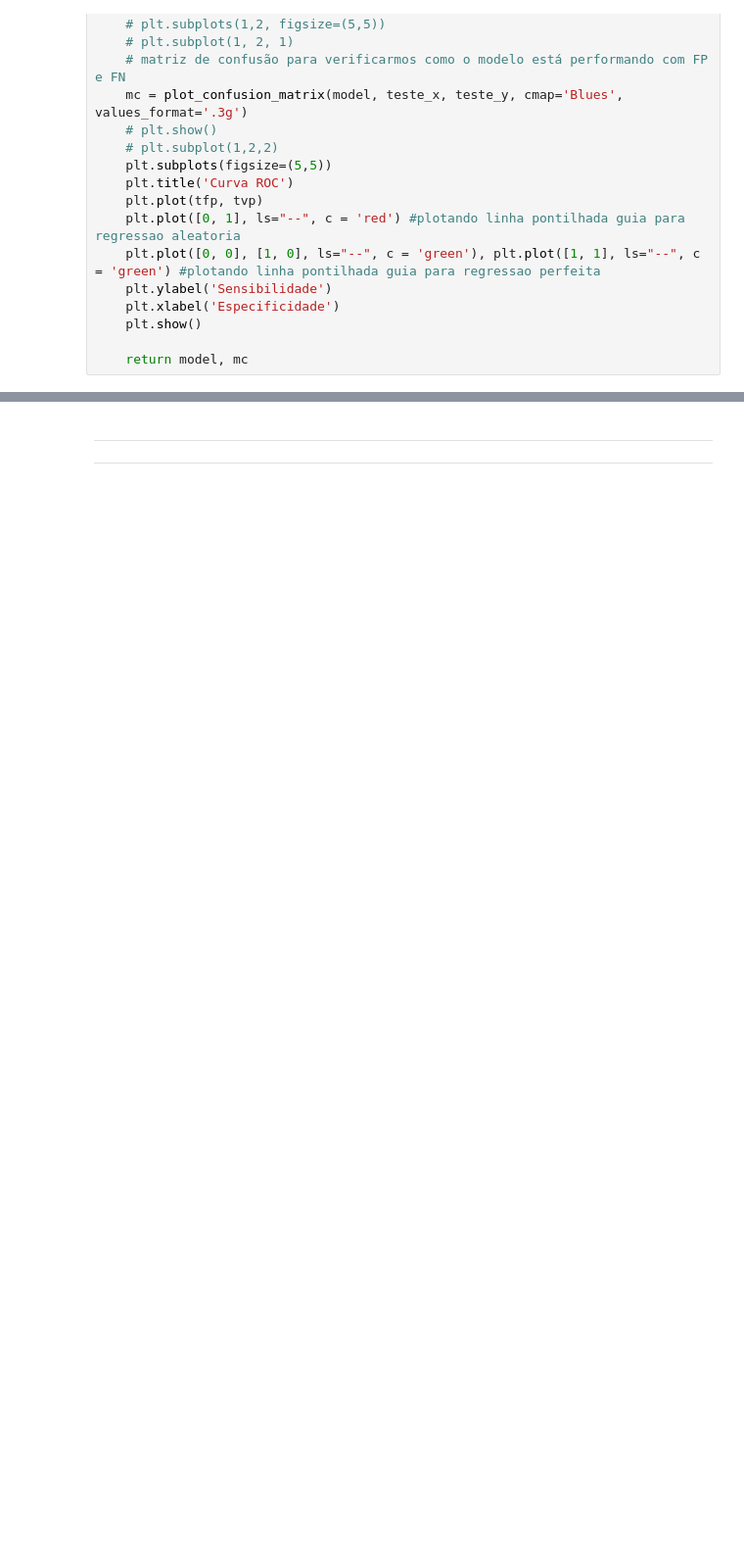
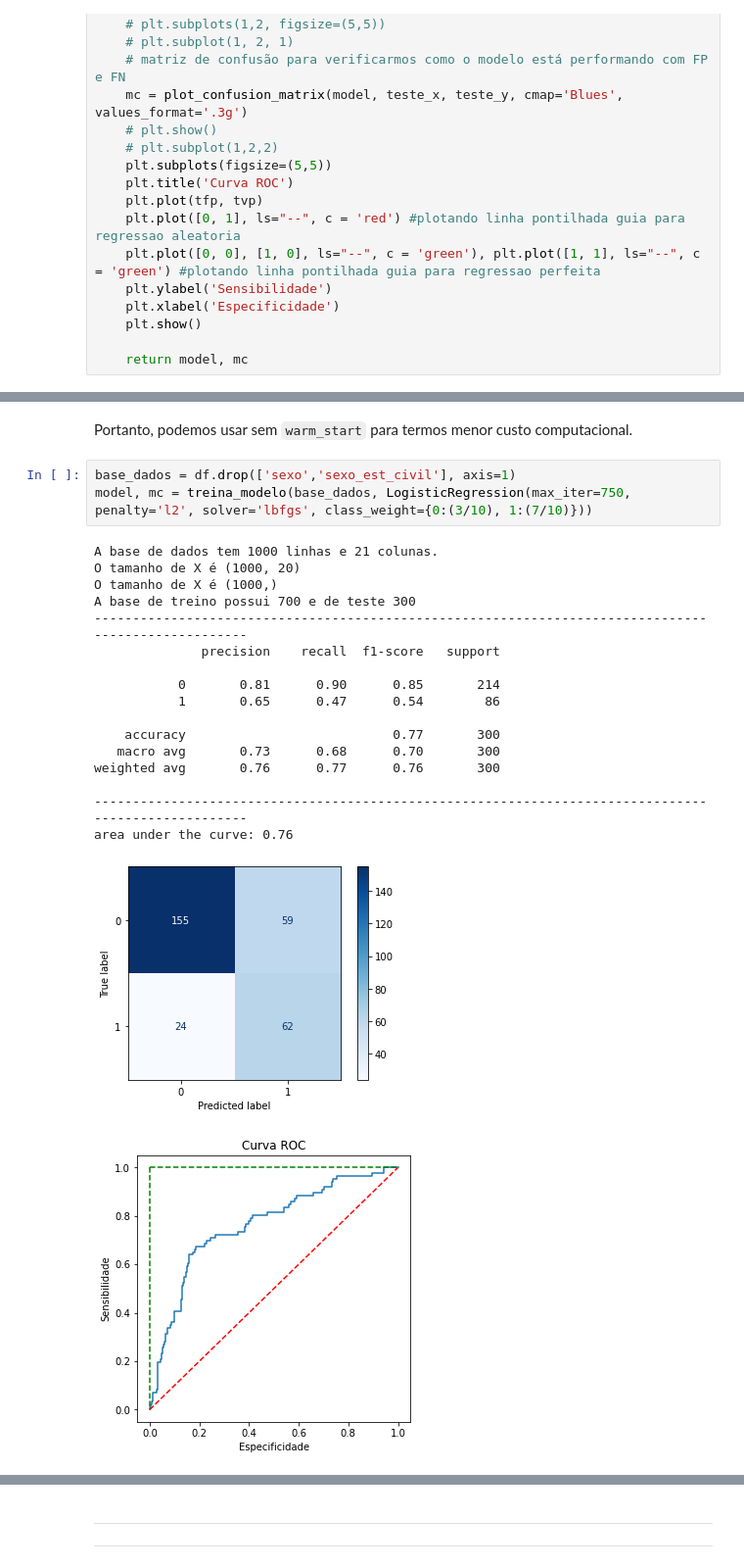
Before and after one commit to anandaheino/analise-de-credito-alura, a Jupyter notebook: 1-Credit_Scoring.ipynb, the cells around one changed output, grey strips where cells are left out. Shown at 98% size. Cells and saved outputs as stored; diff of their text form; blank space fills up the shorter version.

```diff
--- a/1-Credit_Scoring.ipynb
+++ b/1-Credit_Scoring.ipynb
@@ -550,0 +615,24 @@ area under the curve: 0.76
+# %% [markdown]
+Portanto, podemos usar sem `warm_start` para termos menor custo computacional.
+# %%
+base_dados = df.drop(['sexo','sexo_est_civil'], axis=1)
+model, mc = treina_modelo(base_dados, LogisticRegression(max_iter=750, penalty='l2', solver='lbfgs', class_weight={0:(3/10), 1:(7/10)}))
+# %% [output]
+A base de dados tem 1000 linhas e 21 colunas.
+O tamanho de X é (1000, 20)
+O tamanho de X é (1000,)
+A base de treino possui 700 e de teste 300
+----------------------------------------------------------------------------------------------------
+              precision    recall  f1-score   support
+
+           0       0.81      0.90      0.85       214
+           1       0.65      0.47      0.54        86
+
+    accuracy                           0.77       300
+   macro avg       0.73      0.68      0.70       300
+weighted avg       0.76      0.77      0.76       300
+
+----------------------------------------------------------------------------------------------------
+area under the curve: 0.76
+[figure, added]
+[figure, added]
```
Also changed, not shown: parts of 8 cells of this notebook.
